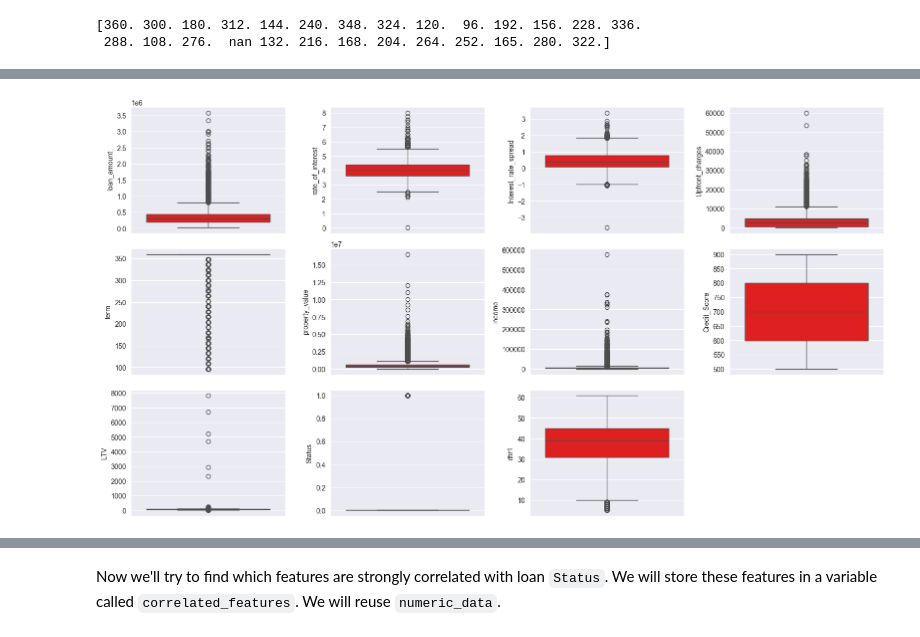
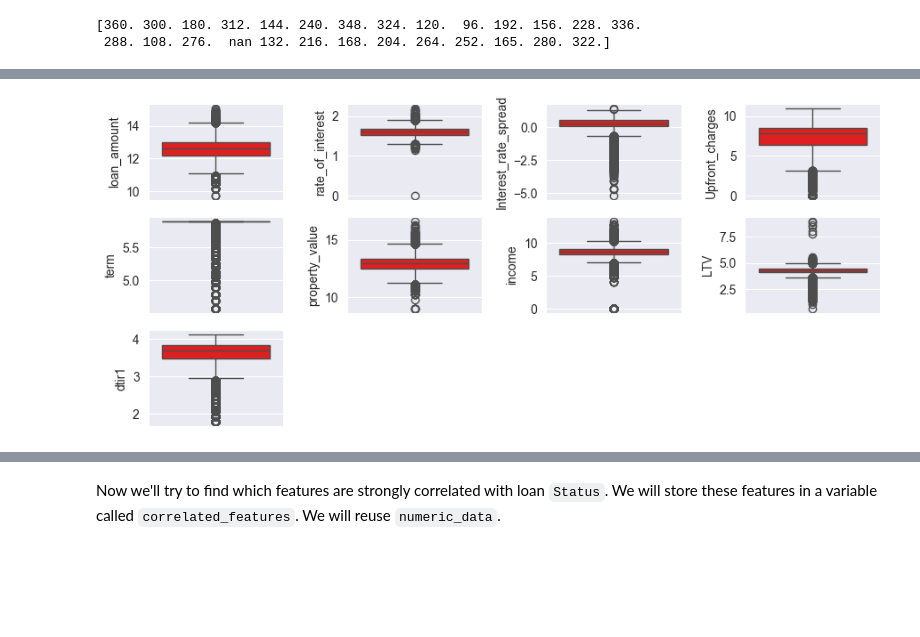
Before and after one commit to thebekhruz/predictive_modelling, a Jupyter notebook: eda/eda.ipynb, the cells around one changed output, grey strips where cells are left out. Cells and saved outputs as stored; diff of their text form; code cells hidden in the pictures; blank space fills up the shorter version.

Commit message:
Visualisations and transformal of int64 vars into object type

```diff
--- a/eda/eda.ipynb
+++ b/eda/eda.ipynb
@@ -168,2 +217,9 @@ We also need to remove all the nan values.
+# %%
+# I have noticed that Status is treated like int64, but it should be categorical
+# Also lets rename the Status column and its values to be more clear
+
+data['Loan_Status'] = data['Status'].astype('object')
+data['Loan_Status'] = data['Status'].replace({0: 'Repayment', 1: 'Default'})
+data.drop('Status', axis=1, inplace=True)
 # %% [markdown]
 ---
@@ -170,0 +231,18 @@ I have noticed that some graphs have very tall peaks, some graphs have peaks so
+# %%
+# Log transformation
+numeric_data = data.select_dtypes(include=['float64', 'int64'])
+numeric_data_log = np.log1p(numeric_data)
+
+# Plot histograms
+fig, axes = plt.subplots(nrows=4, ncols=2, figsize=(15, 15))
+axes = axes.flatten()
+
+for i, col in enumerate(numeric_data_log.columns):
+    sns.histplot(numeric_data_log[col], bins=50, kde=True, ax=axes[i])
+    axes[i].set_title(f'Log-Transformed Distribution of {col}', fontsize=12)
+    axes[i].set_xlabel('')
+    axes[i].set_ylabel('Frequency')
+
+plt.suptitle('Log-Transformed Distributions of Numeric Features', fontsize=16)
+plt.tight_layout(rect=[0, 0, 1, 0.96])
+plt.show()
@@ -171,10 +298,9 @@ I have noticed that some graphs have very tall peaks, some graphs have peaks so
 # %%
-# Lets find outliers in the numerical data
-# First lets visualise the data using boxplot
-plt.figure(figsize=(16, 20))
-for i, col in enumerate(numeric_data.columns):
+# Plotting boxplots
+plt.figure(figsize=(9, 9))
+for i, col in enumerate(numeric_data_log.columns):
     plt.subplot(7, 4, i + 1)
-    sns.boxplot(numeric_data[col], color='red', orient='v')
+    sns.boxplot(numeric_data_log[col], color='red', orient='v')
     plt.tight_layout()
 # %% [output]
-[figure, old version]
+[figure, new version]
```
Also changed, not shown: parts of 18 cells of this notebook, 1 other file.
